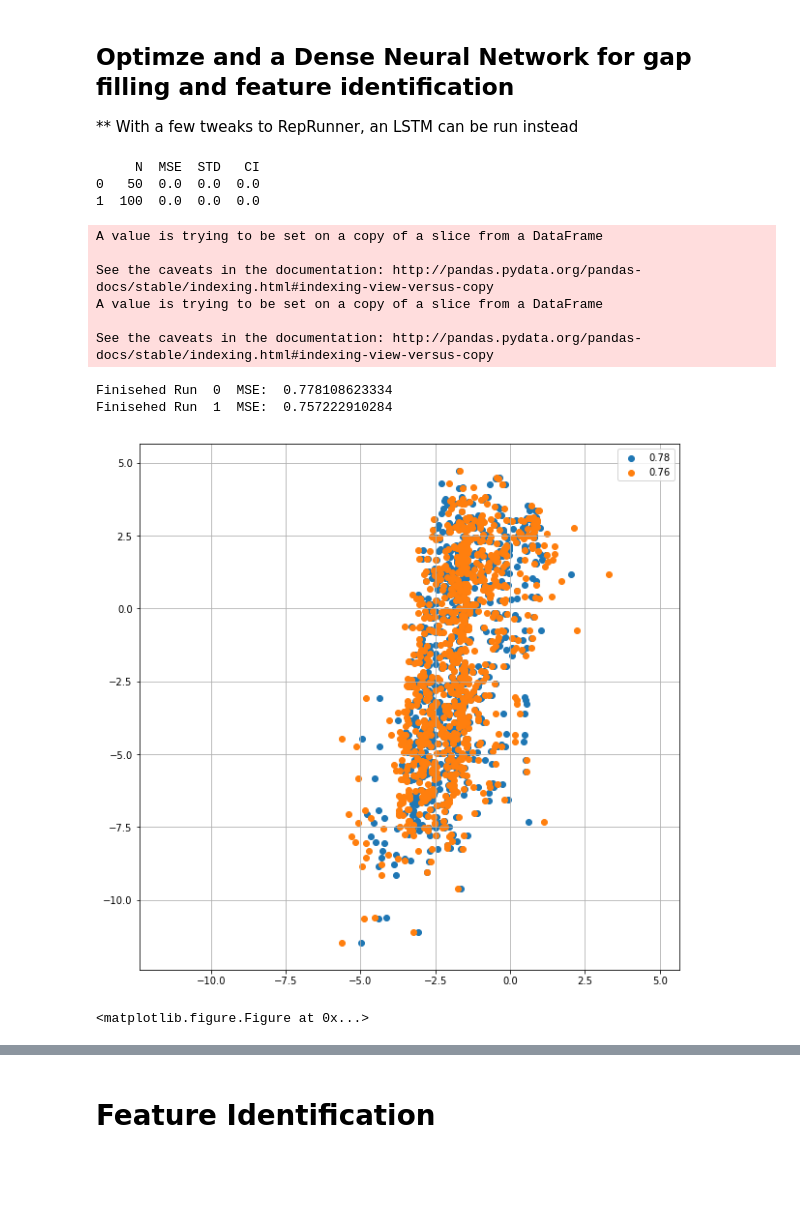
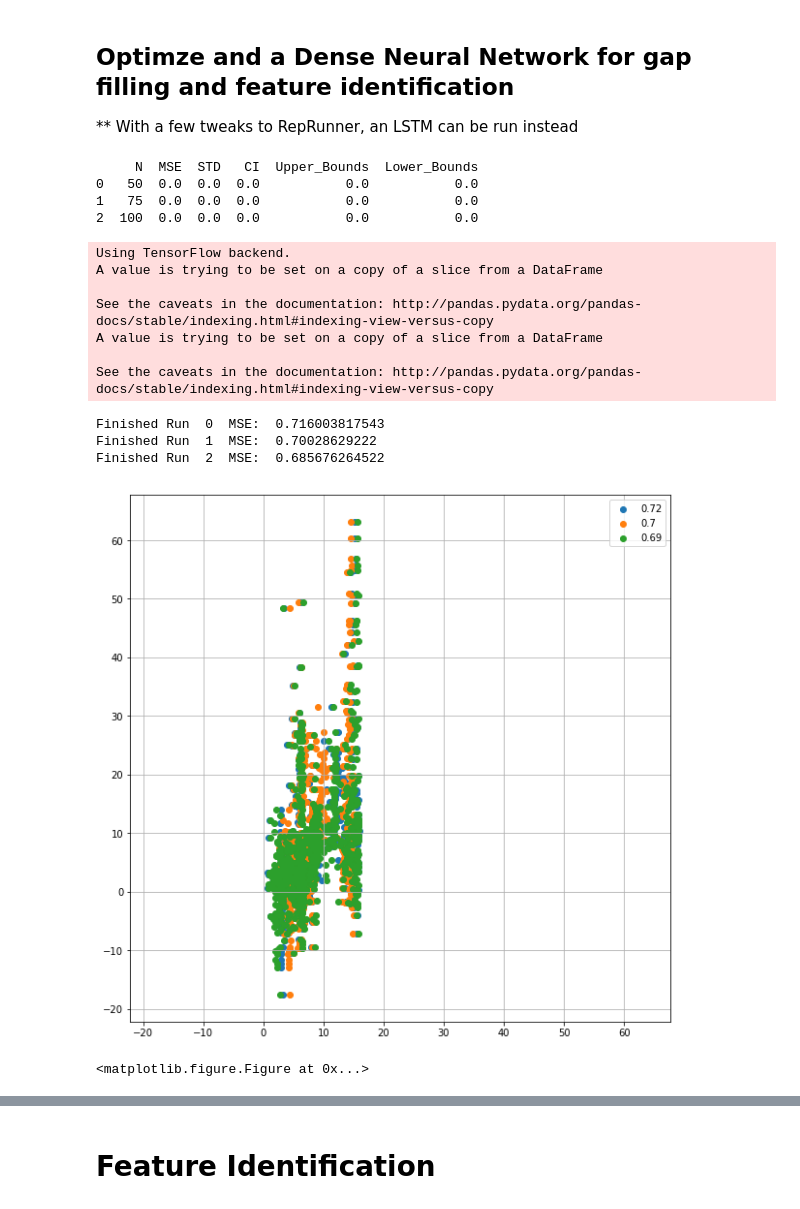
Before and after one commit to June-Skeeter/ML_GapFilling, a Jupyter notebook: MultiLayerModel.ipynb, the cells around one changed output, grey strips where cells are left out. Drawn from its saved outputs; the diff is of its cells as text; code cells hidden in the pictures; blank space fills up the shorter version.

```diff
--- a/MultiLayerModel.ipynb
+++ b/MultiLayerModel.ipynb
@@ -42,69 +42,58 @@ importlib.reload(RR)
 
 Path = 'Data_Footprints_2018-05-10.csv'
 
-FillVar = 'fco2'
+FillVar = 'fch4'
 
 FP_Model = ['Grass','Water','Shrub','Sedge','Sparse','Upland',
      'Ocean','Fen','Out_of_Basin']
 
-Runs,params = RR.Params(Path,'Test',FillVar,FP_Model,MP=False)# rpms.Runs,rpms.params
-Runs['MSE'] = 0.0
-Runs['STD'] = 0.0
-Runs['CI'] = 0.0
-print(Runs)
+Net = RR.Network(Path,'Test',FillVar,FP_Model,MP=False)# rpms.Runs,rpms.params
+print(Net.Runs)
 # %% [output]
-     N  MSE  STD   CI
-0   50  0.0  0.0  0.0
-1  100  0.0  0.0  0.0
+     N  MSE  STD   CI  Upper_Bounds  Lower_Bounds
+0   50  0.0  0.0  0.0           0.0           0.0
+1   75  0.0  0.0  0.0           0.0           0.0
+2  100  0.0  0.0  0.0           0.0           0.0
 # %%
-
-
-
-# AllVars = ['H','LE','Fco2','fco2','fch4','Wind Spd','air pressure','Ta','Rn','PPFD','Rain','Water Table','Ts 2.5 cm',
-#          'Ts 15 cm','VWC','Active Layer','24H Rain','Wtr Tbl Trnd','ET']
-
-# FullModel = ['Wind Spd','air pressure','Ta','PPFD','Ts 2.5 cm','Ts 15 cm',
-#          'VWC','Active Layer','Rain','Water Table']
-
-# FullModel = ['wind_speed','Sedge','Shrub','PPFD_Avg','Temp','AirTC_Avg','u*','air_pressure','VWC','Z_L','VPD']
-
 Time = time.time()
 
 plt.figure(figsize=(10,10))
 
-if __name__=='__main__'and params['proc'] != 1:
-    pool = Pool(processes=params['proc'],maxtasksperchild=75)
+if __name__=='__main__' and Net.params['proc'] != 1:
+    pool = Pool(processes=Net.params['proc'],maxtasksperchild=75)
 else:pool=None
 
-for i in Runs.index:
+for i in Net.Runs.index:
     try:
-        params['T']=Runs['T'].iloc[i]
+        Net.params['T']=Net.Runs['T'].iloc[i]
     except:
-        params['T'] = 0
-    params['N']=Runs['N'].iloc[i]
-    Results = RR.RunReps(params,pool,plot=True)
+        Net.params['T'] = 0
+    Net.params['N']=Net.Runs['N'].iloc[i]
+    Results = Net.RunReps(pool,plot=True)
     MSE = Results[0]
-    Runs['MSE'][i]=MSE.mean()
-    Runs['STD'][i]=MSE.std()
-    print('Finisehed Run ',str(i),' MSE: ',MSE.mean())
+    Net.Runs['MSE'][i]=MSE.mean()
+    Net.Runs['STD'][i]=MSE.std()
+    print('Finished Run ',str(i),' MSE: ',MSE.mean())
 
 plt.grid()
 plt.legend()
-Runs['CI'] = Runs['STD']/params['reps']**.5*stats.t.ppf(1-0.05, params['reps']-2)
+Net.Runs['CI'] = Net.Runs['STD']/Net.params['reps']**.5*stats.t.ppf(1-0.05, Net.params['reps']-2)
 try:
     plt.figure(figsize=(10,10))
-    plt.scatter(Runs['N'],Runs['T'],c = Runs['MSE'],s=Runs['STD']*1e4)
+    plt.scatter(Net.Runs['N'],Net.Runs['T'],c = Net.Runs['MSE'],s=Net.Runs['STD']*1e4)
 except:
     plt.figure(figsize=(10,10))
-    plt.bar(Runs['N'],Runs['MSE'],yerr=Runs['CI'])
+    plt.bar(Net.Runs['N'],Net.Runs['MSE'],yerr=Net.Runs['CI'])
 # %% [output]
+Using TensorFlow backend.
 A value is trying to be set on a copy of a slice from a DataFrame
 
 See the caveats in the documentation: http://pandas.pydata.org/pandas-docs/stable/indexing.html#indexing-view-versus-copy
 A value is trying to be set on a copy of a slice from a DataFrame
 
 See the caveats in the documentation: http://pandas.pydata.org/pandas-docs/stable/indexing.html#indexing-view-versus-copy
-Finisehed Run  0  MSE:  0.778108623334
-Finisehed Run  1  MSE:  0.757222910284
+Finished Run  0  MSE:  0.716003817543
+Finished Run  1  MSE:  0.70028629222
+Finished Run  2  MSE:  0.685676264522
-[figure, old version]
+[figure, new version]
 <matplotlib.figure.Figure at 0x...>
```
Also changed, not shown: parts of 5 cells of this notebook, 1 other file.
